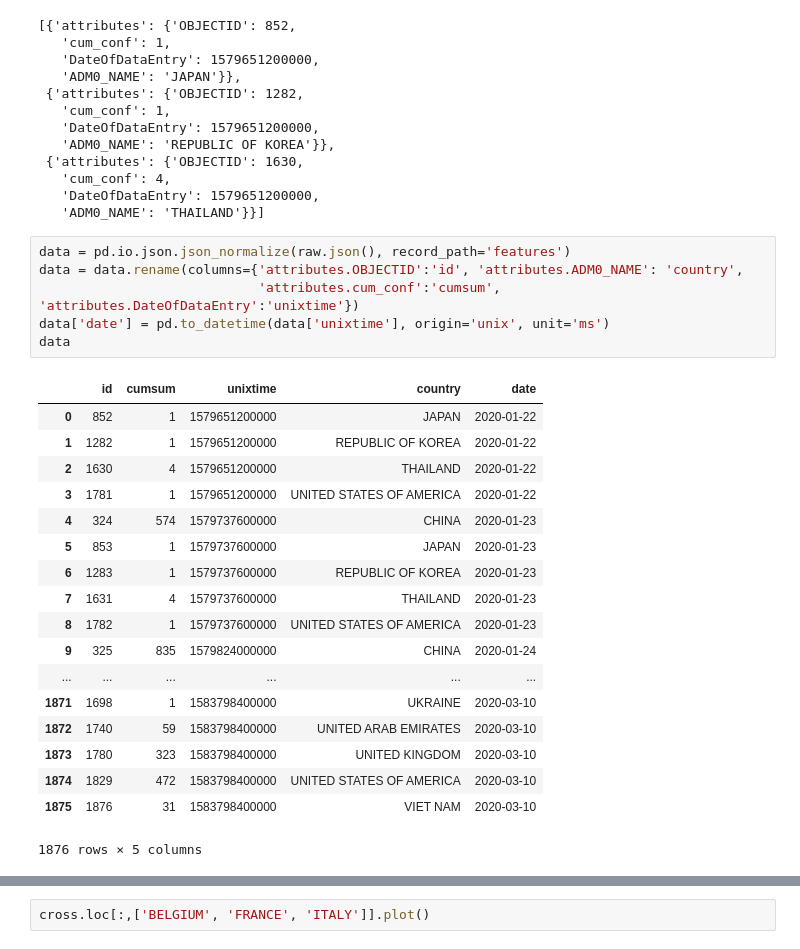
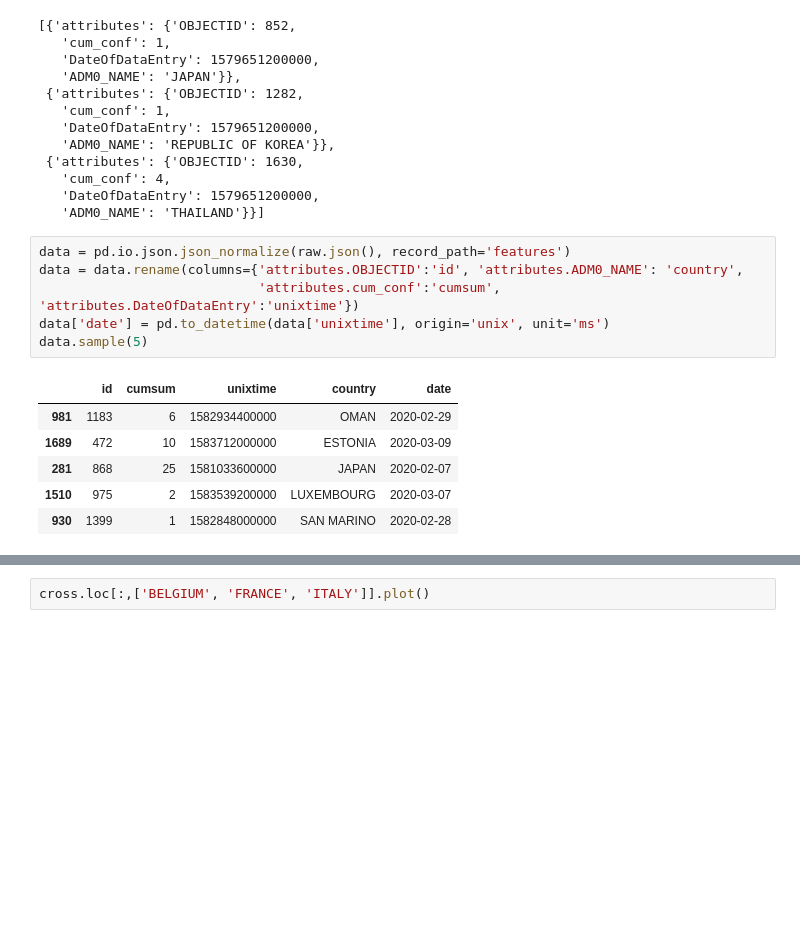
Before and after one commit to jlandercy/cookbook, a Jupyter notebook: python/scientific/covid19.ipynb, the cells around one changed output, grey strips where cells are left out. Drawn from its saved outputs; the diff is of its cells as text; blank space fills up the shorter version.

```diff
--- a/python/scientific/covid19.ipynb
+++ b/python/scientific/covid19.ipynb
@@ -23,28 +23,16 @@ raw.json()['features'][:3]
 # %%
 data = pd.io.json.json_normalize(raw.json(), record_path='features')
 data = data.rename(columns={'attributes.OBJECTID':'id', 'attributes.ADM0_NAME': 'country',
                             'attributes.cum_conf':'cumsum', 'attributes.DateOfDataEntry':'unixtime'})
 data['date'] = pd.to_datetime(data['unixtime'], origin='unix', unit='ms')
-data
+data.sample(5)
 # %% [output]
 |  | id | cumsum | unixtime | country | date |
-| 0 | 852 | 1 | 1579651200000 | JAPAN | 2020-01-22 |
-| 1 | 1282 | 1 | 1579651200000 | REPUBLIC OF KOREA | 2020-01-22 |
-| 2 | 1630 | 4 | 1579651200000 | THAILAND | 2020-01-22 |
-| 3 | 1781 | 1 | 1579651200000 | UNITED STATES OF AMERICA | 2020-01-22 |
-| 4 | 324 | 574 | 1579737600000 | CHINA | 2020-01-23 |
-| 5 | 853 | 1 | 1579737600000 | JAPAN | 2020-01-23 |
-| 6 | 1283 | 1 | 1579737600000 | REPUBLIC OF KOREA | 2020-01-23 |
-| 7 | 1631 | 4 | 1579737600000 | THAILAND | 2020-01-23 |
-| 8 | 1782 | 1 | 1579737600000 | UNITED STATES OF AMERICA | 2020-01-23 |
-| 9 | 325 | 835 | 1579824000000 | CHINA | 2020-01-24 |
-| ... | ... | ... | ... | ... | ... |
-| 1871 | 1698 | 1 | 1583798400000 | UKRAINE | 2020-03-10 |
-| 1872 | 1740 | 59 | 1583798400000 | UNITED ARAB EMIRATES | 2020-03-10 |
-| 1873 | 1780 | 323 | 1583798400000 | UNITED KINGDOM | 2020-03-10 |
-| 1874 | 1829 | 472 | 1583798400000 | UNITED STATES OF AMERICA | 2020-03-10 |
-| 1875 | 1876 | 31 | 1583798400000 | VIET NAM | 2020-03-10 |
+| 981 | 1183 | 6 | 1582934400000 | OMAN | 2020-02-29 |
+| 1689 | 472 | 10 | 1583712000000 | ESTONIA | 2020-03-09 |
+| 281 | 868 | 25 | 1581033600000 | JAPAN | 2020-02-07 |
+| 1510 | 975 | 2 | 1583539200000 | LUXEMBOURG | 2020-03-07 |
+| 930 | 1399 | 1 | 1582848000000 | SAN MARINO | 2020-02-28 |
-1876 rows × 5 columns
 # %%
 cross = data.pivot_table(index='date', columns='country', values='cumsum')
 cross.sample(5)
```
Also changed, not shown: parts of 2 cells of this notebook, 2 other files.
